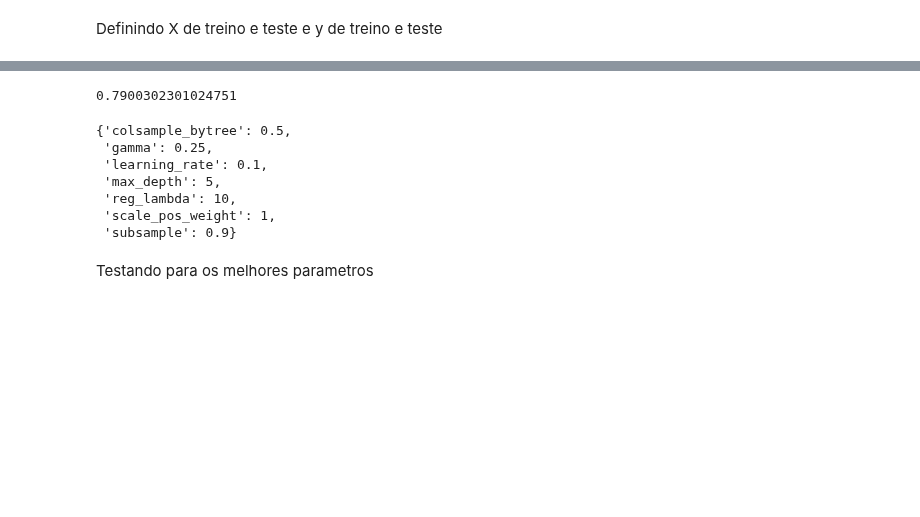
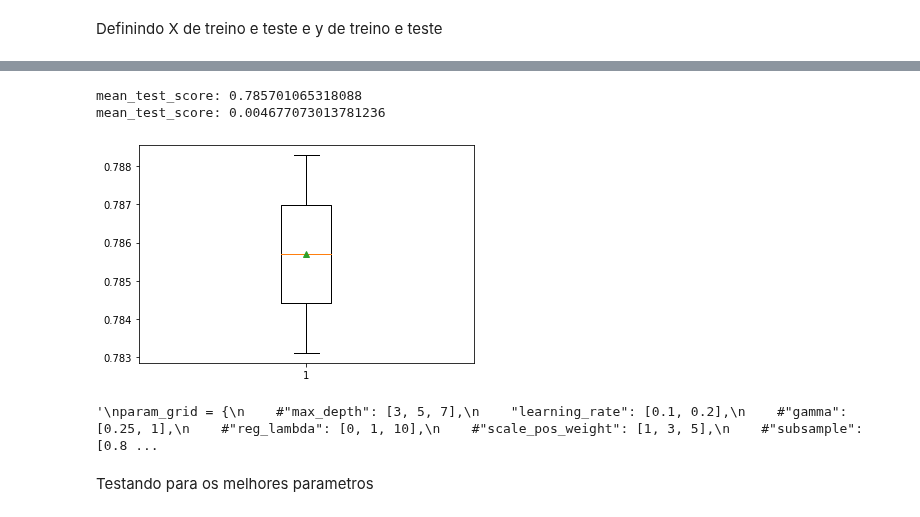
Before and after one commit to bielarnaud/Estudo_dados_de_covid, a Jupyter notebook: Codes/XGBoost.ipynb, the cells around one changed output, grey strips where cells are left out. Cells and saved outputs as stored; diff of their text form; code cells hidden in the pictures; blank space fills up the shorter version.

```diff
--- a/Codes/XGBoost.ipynb
+++ b/Codes/XGBoost.ipynb
@@ -51,11 +103,45 @@ Começando o modelo
+# %%
+print(f"mean_test_score.mean: {grid_cv.cv_results_['mean_test_score'].mean()}")
+print(f"std_test_score.mean: {grid_cv.cv_results_['std_test_score'].mean()}")
+# %% [output]
+mean_test_score: 0.785701065318088
+mean_test_score: 0.004677073013781236
+# %%
+from matplotlib import pyplot
+
+pyplot.boxplot(grid_cv.cv_results_['mean_test_score'], showmeans=True)
+pyplot.show()
+# %% [output]
+[figure, added]
 # %%
+'''
+param_grid = {
+    #"max_depth": [3, 5, 7],
+    "learning_rate": [0.1, 0.2],
+    #"gamma": [0.25, 1],
+    #"reg_lambda": [0, 1, 10],
+    #"scale_pos_weight": [1, 3, 5],
+    #"subsample": [0.8],
+    "colsample_bytree": [0.5, 0.9]}
 
-param_grid = {
-    "max_depth": [3, 5, 7],
-    "learning_rate": [0.05, 0.1, 0.2],
-    "gamma": [0, 0.25, 1],
-    "reg_lambda": [0, 1, 10],
-    "scale_pos_weight": [1, 3, 5],
-    "subsample": [0.8],
-    "colsample_bytree": [0.5, 0.9],
-}
+# Init classifier
+xgb_cl = xgb.XGBClassifier(objective="binary:logistic")
+
+# prepare the cross-validation procedure
+cv = RepeatedKFold(n_splits=10, n_repeats=5, random_state=1)
+
+# Init Grid Search
+grid_cv = GridSearchCV(xgb_cl, param_grid, n_jobs=-1, cv=cv, scoring="roc_auc")
+
+# Fit
+_ = grid_cv.fit(X_train, y_train)
+
+print(grid_cv.cv_results_['mean_test_score'])
+print(grid_cv.cv_results_['std_test_score'])
+
+grid_cv.best_score_
+
+grid_cv.best_params_
+'''
+# %% [output]
+'\nparam_grid = {\n    #"max_depth": [3, 5, 7],\n    "learning_rate": [0.1, 0.2],\n    #"gamma": [0.25, 1],\n    #"reg_lambda": [0, 1, 10],\n    #"scale_pos_weight": [1, 3, 5],\n    #"subsample": [0.8 ...
@@ -71,17 +148,3 @@ _ = grid_cv.fit(X_train, y_train)
-# %%
-grid_cv.best_score_
-# %% [output]
-0.7900302301024751
-# %%
-grid_cv.best_params_
-# %% [output]
-{'colsample_bytree': 0.5,
- 'gamma': 0.25,
- 'learning_rate': 0.1,
- 'max_depth': 5,
- 'reg_lambda': 10,
- 'scale_pos_weight': 1,
- 'subsample': 0.9}
 # %% [markdown]
 Testando para os melhores parametros
 # %%
```
Also changed, not shown: parts of 7 cells of this notebook, 1 other file.
